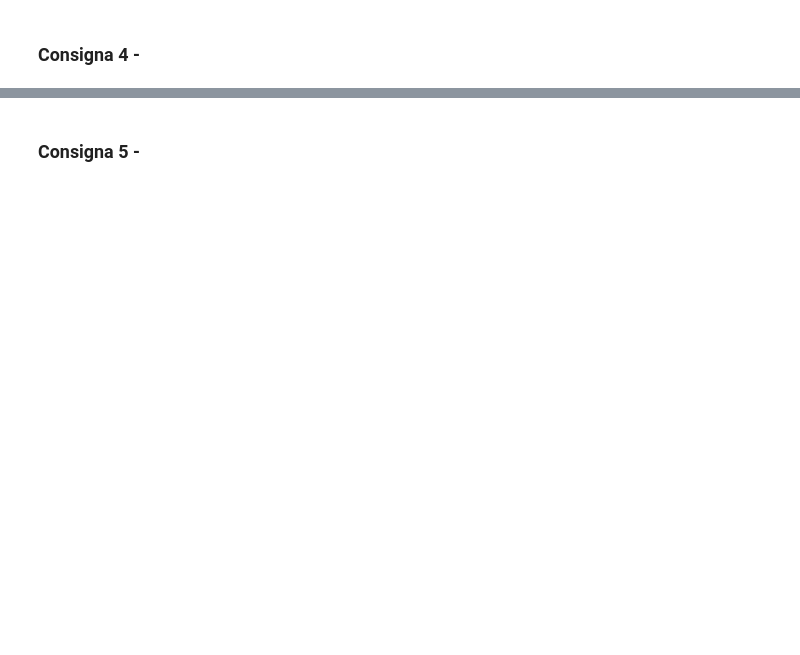
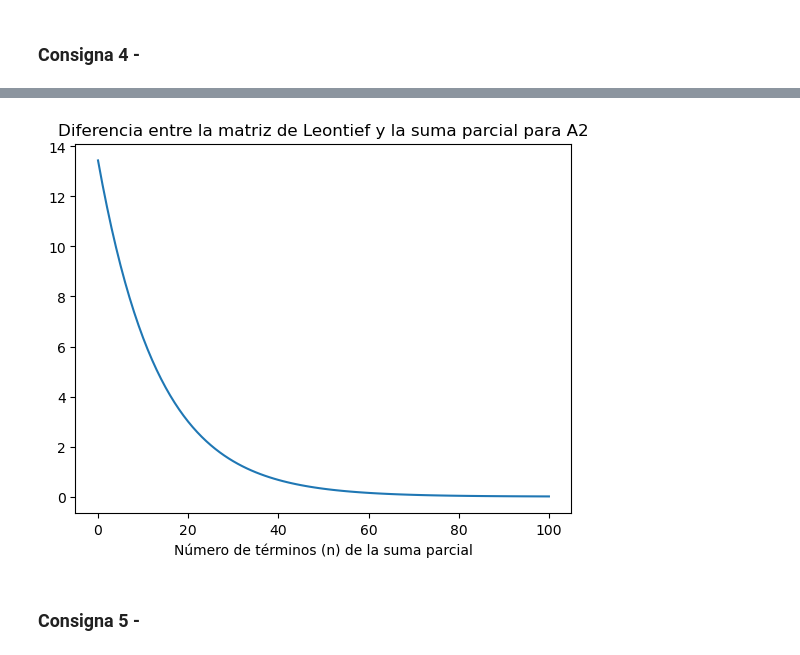
Before and after one commit to MatildaBartoli/TP2-ALC-2024, a Jupyter notebook: grupo_20_TP2.ipynb, the cells around one changed output, grey strips where cells are left out. Saved outputs shown, nothing was run; the diff lists cells and outputs as text; code cells hidden in the pictures; blank space fills up the shorter version.

```diff
--- a/grupo_20_TP2.ipynb
+++ b/grupo_20_TP2.ipynb
@@ -91,3 +130,8 @@ Mayor autovalor de A2: 0.92765144721236
+# %%
+error_A2 = error_de_suma_de_potencias(A2)
+graficar_consigna_4d(error_A2)
+# %% [output]
+[figure, added]
 # %% [markdown]
 ### Consigna 5 -
 # %%
```
Also changed, not shown: parts of 7 cells of this notebook, 1 other file.
